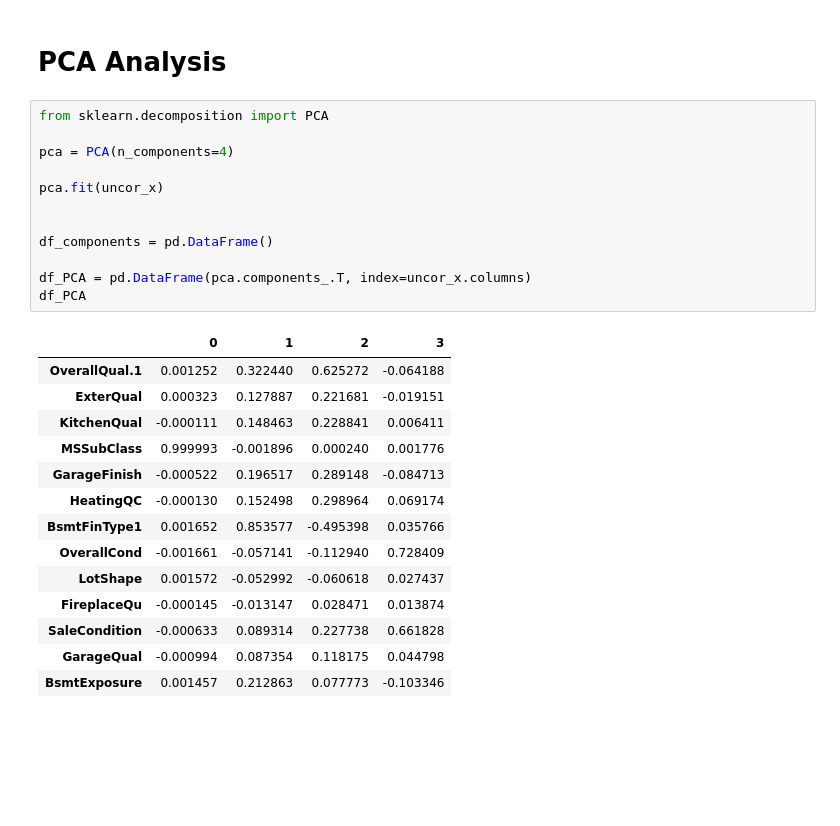
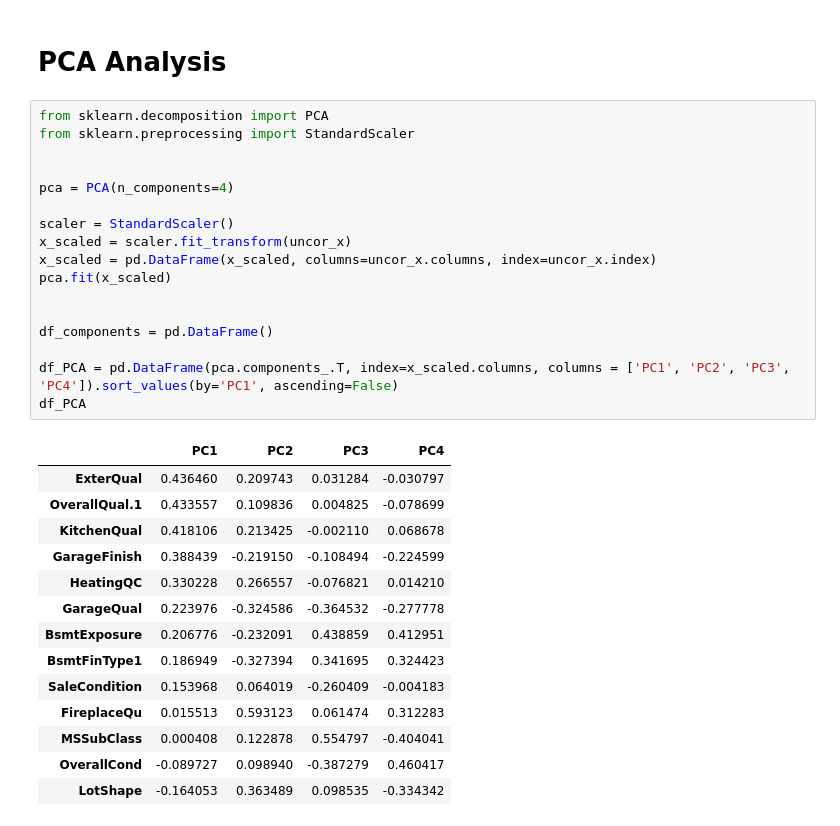
Before and after one commit to xXKeNdAmAmAsTeRXx/House_Prices_project, a Jupyter notebook: 3.2_EDA_ordinal.ipynb, the cells around one changed output. Cells and saved outputs as stored; diff of their text form; blank space fills up the shorter version.

```diff
--- a/3.2_EDA_ordinal.ipynb
+++ b/3.2_EDA_ordinal.ipynb
@@ -128,28 +130,33 @@ uncor_x
 # PCA Analysis
 # %%
 from sklearn.decomposition import PCA
+from sklearn.preprocessing import StandardScaler
+
 
 pca = PCA(n_components=4)
 
-pca.fit(uncor_x)
+scaler = StandardScaler()
+x_scaled = scaler.fit_transform(uncor_x)
+x_scaled = pd.DataFrame(x_scaled, columns=uncor_x.columns, index=uncor_x.index)
+pca.fit(x_scaled)
 
 
 df_components = pd.DataFrame()
 
-df_PCA = pd.DataFrame(pca.components_.T, index=uncor_x.columns)
+df_PCA = pd.DataFrame(pca.components_.T, index=x_scaled.columns, columns = ['PC1', 'PC2', 'PC3', 'PC4']).sort_values(by='PC1', ascending=False)
 df_PCA
 # %% [output]
-|  | 0 | 1 | 2 | 3 |
-| OverallQual.1 | 0.001252 | 0.322440 | 0.625272 | -0.064188 |
-| ExterQual | 0.000323 | 0.127887 | 0.221681 | -0.019151 |
-| KitchenQual | -0.000111 | 0.148463 | 0.228841 | 0.006411 |
-| MSSubClass | 0.999993 | -0.001896 | 0.000240 | 0.001776 |
-| GarageFinish | -0.000522 | 0.196517 | 0.289148 | -0.084713 |
-| HeatingQC | -0.000130 | 0.152498 | 0.298964 | 0.069174 |
-| BsmtFinType1 | 0.001652 | 0.853577 | -0.495398 | 0.035766 |
-| OverallCond | -0.001661 | -0.057141 | -0.112940 | 0.728409 |
-| LotShape | 0.001572 | -0.052992 | -0.060618 | 0.027437 |
-| FireplaceQu | -0.000145 | -0.013147 | 0.028471 | 0.013874 |
-| SaleCondition | -0.000633 | 0.089314 | 0.227738 | 0.661828 |
-| GarageQual | -0.000994 | 0.087354 | 0.118175 | 0.044798 |
-| BsmtExposure | 0.001457 | 0.212863 | 0.077773 | -0.103346 |
+|  | PC1 | PC2 | PC3 | PC4 |
+| ExterQual | 0.436460 | 0.209743 | 0.031284 | -0.030797 |
+| OverallQual.1 | 0.433557 | 0.109836 | 0.004825 | -0.078699 |
+| KitchenQual | 0.418106 | 0.213425 | -0.002110 | 0.068678 |
+| GarageFinish | 0.388439 | -0.219150 | -0.108494 | -0.224599 |
+| HeatingQC | 0.330228 | 0.266557 | -0.076821 | 0.014210 |
+| GarageQual | 0.223976 | -0.324586 | -0.364532 | -0.277778 |
+| BsmtExposure | 0.206776 | -0.232091 | 0.438859 | 0.412951 |
+| BsmtFinType1 | 0.186949 | -0.327394 | 0.341695 | 0.324423 |
+| SaleCondition | 0.153968 | 0.064019 | -0.260409 | -0.004183 |
+| FireplaceQu | 0.015513 | 0.593123 | 0.061474 | 0.312283 |
+| MSSubClass | 0.000408 | 0.122878 | 0.554797 | -0.404041 |
+| OverallCond | -0.089727 | 0.098940 | -0.387279 | 0.460417 |
+| LotShape | -0.164053 | 0.363489 | 0.098535 | -0.334342 |
```
Also changed, not shown: parts of 10 cells of this notebook.
